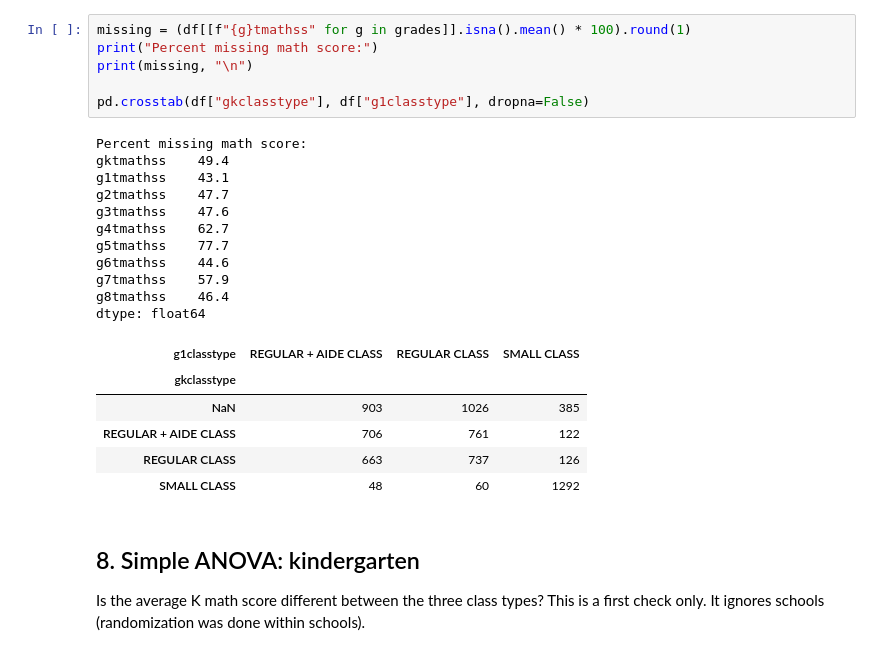
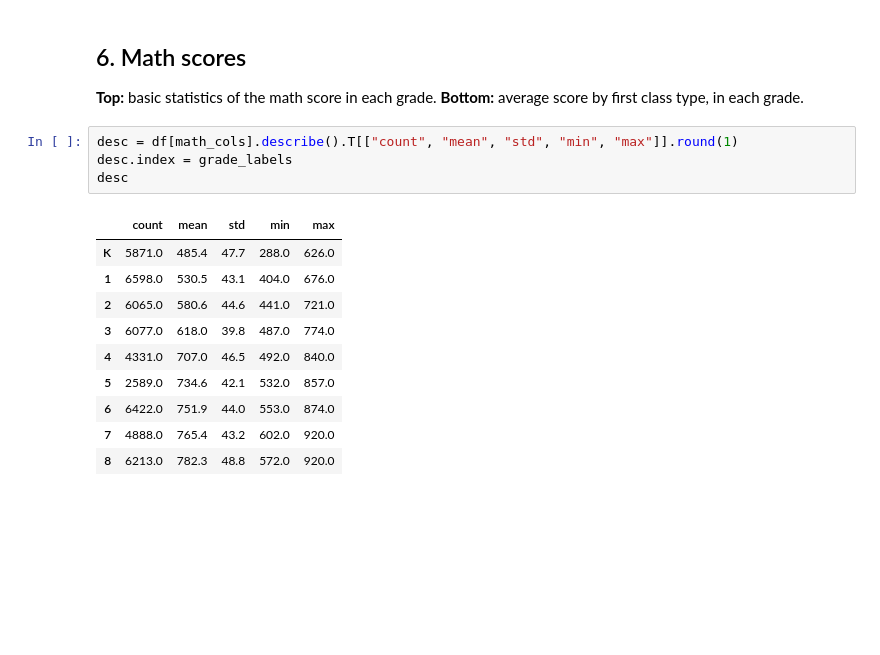
Before and after one commit to itai-wachtel/star-stat-project, a Jupyter notebook: notebooks/01_explore_data.ipynb, the cells around one changed output. Cells and saved outputs as stored; diff of their text form; blank space fills up the shorter version.

```diff
--- a/notebooks/01_explore_data.ipynb
+++ b/notebooks/01_explore_data.ipynb
@@ -166,30 +175,21 @@ plt.show()
-# %%
-missing = (df[[f"{g}tmathss" for g in grades]].isna().mean() * 100).round(1)
-print("Percent missing math score:")
-print(missing, "\n")
-
-pd.crosstab(df["gkclasstype"], df["g1classtype"], dropna=False)
-# %% [output]
-Percent missing math score:
-gktmathss    49.4
-g1tmathss    43.1
-g2tmathss    47.7
-g3tmathss    47.6
-g4tmathss    62.7
-g5tmathss    77.7
-g6tmathss    44.6
-g7tmathss    57.9
-g8tmathss    46.4
-dtype: float64
-| g1classtype | REGULAR + AIDE CLASS | REGULAR CLASS | SMALL CLASS |
-| gkclasstype |  |  |  |
-| NaN | 903 | 1026 | 385 |
-| REGULAR + AIDE CLASS | 706 | 761 | 122 |
-| REGULAR CLASS | 663 | 737 | 126 |
-| SMALL CLASS | 48 | 60 | 1292 |
-# %% [markdown]
-## 8. Simple ANOVA: kindergarten
-
-Is the average K math score different between the three class types?
-This is a first check only. It ignores schools (randomization was done within schools).
+# %% [markdown]
+## 6. Math scores
+
+**Top:** basic statistics of the math score in each grade.
+**Bottom:** average score by first class type, in each grade.
+# %%
+desc = df[math_cols].describe().T[["count", "mean", "std", "min", "max"]].round(1)
+desc.index = grade_labels
+desc
+# %% [output]
+|  | count | mean | std | min | max |
+| K | 5871.0 | 485.4 | 47.7 | 288.0 | 626.0 |
+| 1 | 6598.0 | 530.5 | 43.1 | 404.0 | 676.0 |
+| 2 | 6065.0 | 580.6 | 44.6 | 441.0 | 721.0 |
+| 3 | 6077.0 | 618.0 | 39.8 | 487.0 | 774.0 |
+| 4 | 4331.0 | 707.0 | 46.5 | 492.0 | 840.0 |
+| 5 | 2589.0 | 734.6 | 42.1 | 532.0 | 857.0 |
+| 6 | 6422.0 | 751.9 | 44.0 | 553.0 | 874.0 |
+| 7 | 4888.0 | 765.4 | 43.2 | 602.0 | 920.0 |
+| 8 | 6213.0 | 782.3 | 48.8 | 572.0 | 920.0 |
 # %%
```
Also changed, not shown: parts of 28 cells of this notebook, 2 other files.
